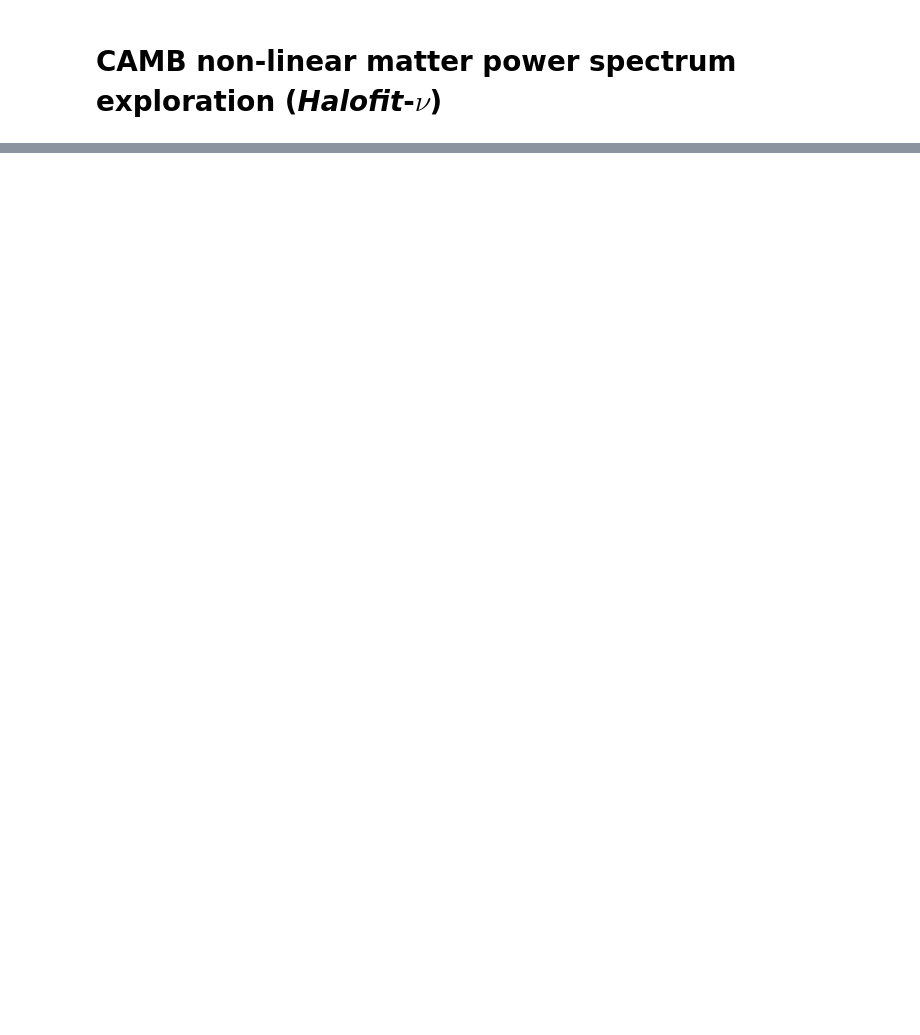
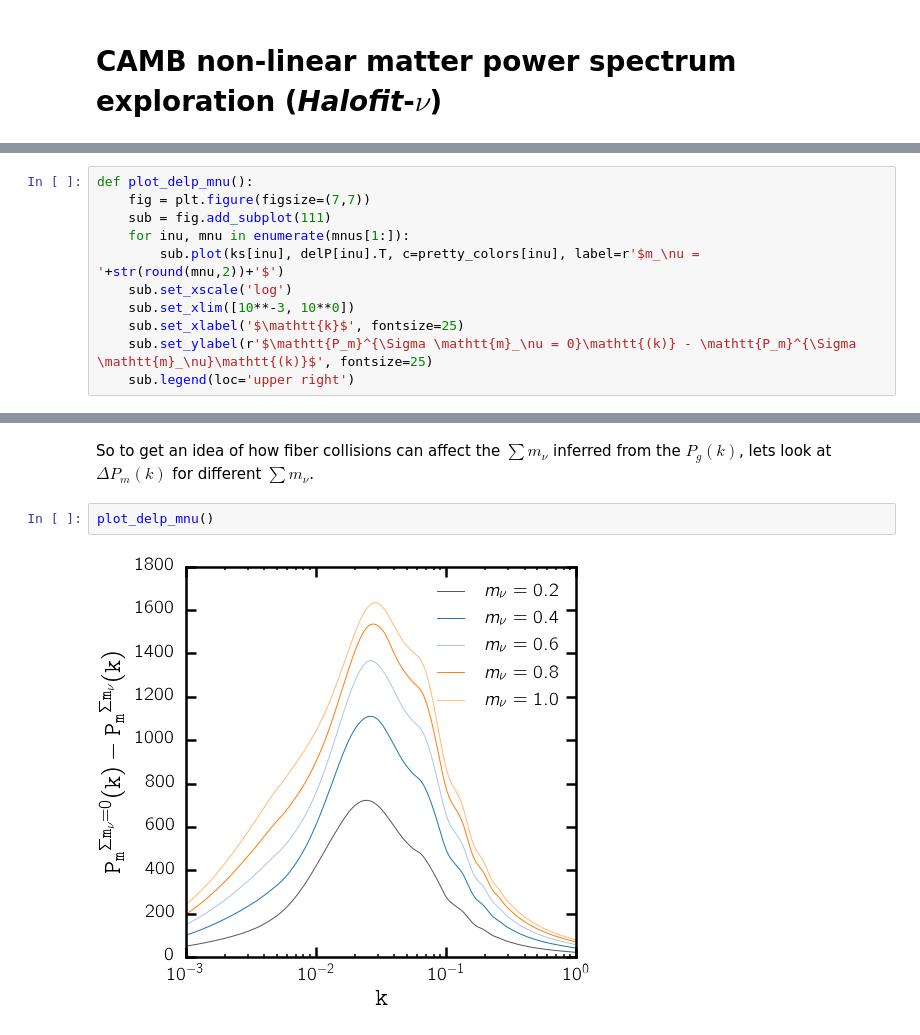
Before and after one commit to changhoonhahn/NeutPk, a Jupyter notebook: NeutPk/camb_explore.ipynb, the cells around one changed output, grey strips where cells are left out. Drawn from its saved outputs; the diff is of its cells as text; blank space fills up the shorter version.

```diff
--- a/NeutPk/camb_explore.ipynb
+++ b/NeutPk/camb_explore.ipynb
@@ -59,0 +78,11 @@ plt.title('Matter power at z=%s and z= %s'%tuple(z));
+# %%
+def plot_delp_mnu():
+    fig = plt.figure(figsize=(7,7))
+    sub = fig.add_subplot(111)
+    for inu, mnu in enumerate(mnus[1:]):
+        sub.plot(ks[inu], delP[inu].T, c=pretty_colors[inu], label=r'$m_\nu = '+str(round(mnu,2))+'$')
+    sub.set_xscale('log')
+    sub.set_xlim([10**-3, 10**0])
+    sub.set_xlabel('$\mathtt{k}$', fontsize=25)
+    sub.set_ylabel(r'$\mathtt{P_m}^{\Sigma \mathtt{m}_\nu = 0}\mathtt{(k)} - \mathtt{P_m}^{\Sigma \mathtt{m}_\nu}\mathtt{(k)}$', fontsize=25)
+    sub.legend(loc='upper right')
@@ -59,0 +96,6 @@ plt.title('Matter power at z=%s and z= %s'%tuple(z));
+# %% [markdown]
+So to get an idea of how fiber collisions can affect the $\sum m_\nu$ inferred from the $P_g(k)$, lets look at $\Delta P_m(k)$ for different $\sum m_\nu$.
+# %%
+plot_delp_mnu()
+# %% [output]
+[figure, added]
```
Also changed, not shown: parts of 7 cells of this notebook.
